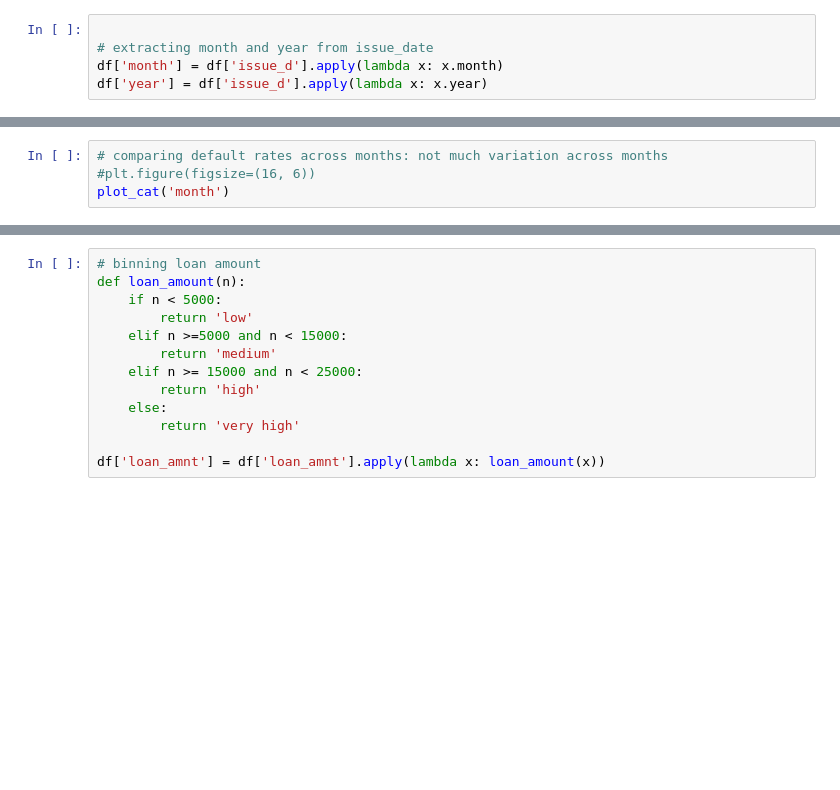
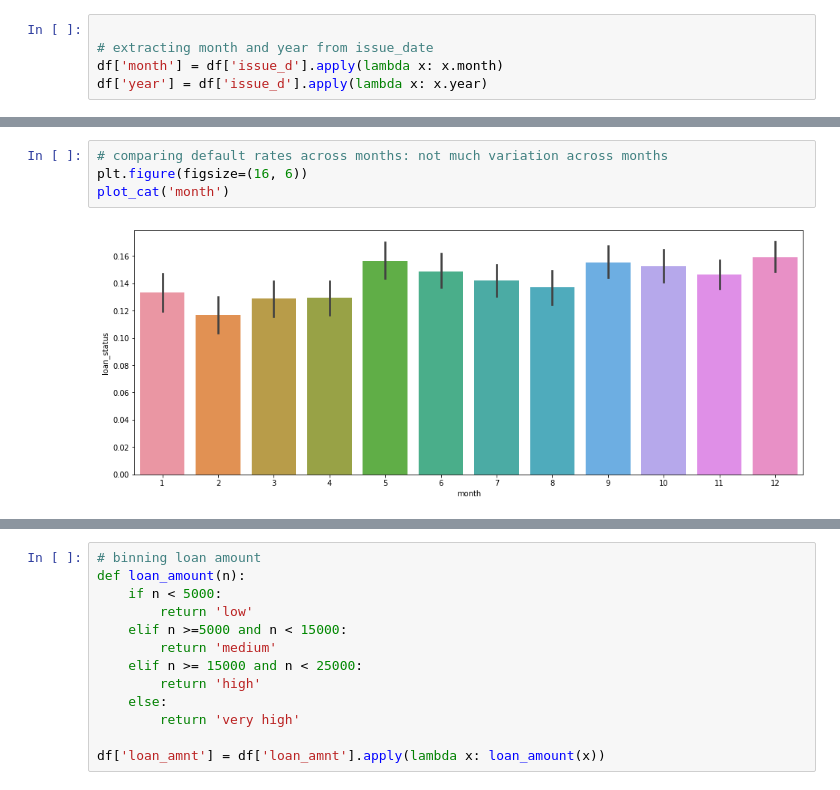
Before and after one commit to aimlhoney/LENDING_CLUB_CASE_STUDY, a Jupyter notebook: ashutosh_p1.ipynb, the cells around one changed output, grey strips where cells are left out. Saved outputs shown, nothing was run; the diff lists cells and outputs as text; blank space fills up the shorter version.

```diff
--- a/ashutosh_p1.ipynb
+++ b/ashutosh_p1.ipynb
@@ -427,7 +462,9 @@ plot_cat('year')
 # %%
 # comparing default rates across months: not much variation across months
-#plt.figure(figsize=(16, 6))
+plt.figure(figsize=(16, 6))
 plot_cat('month')
+# %% [output]
+[figure, added]
 # %%
 
 # loan amount: the median loan amount is around 10,000
```
Also changed, not shown: parts of 13 cells of this notebook.
